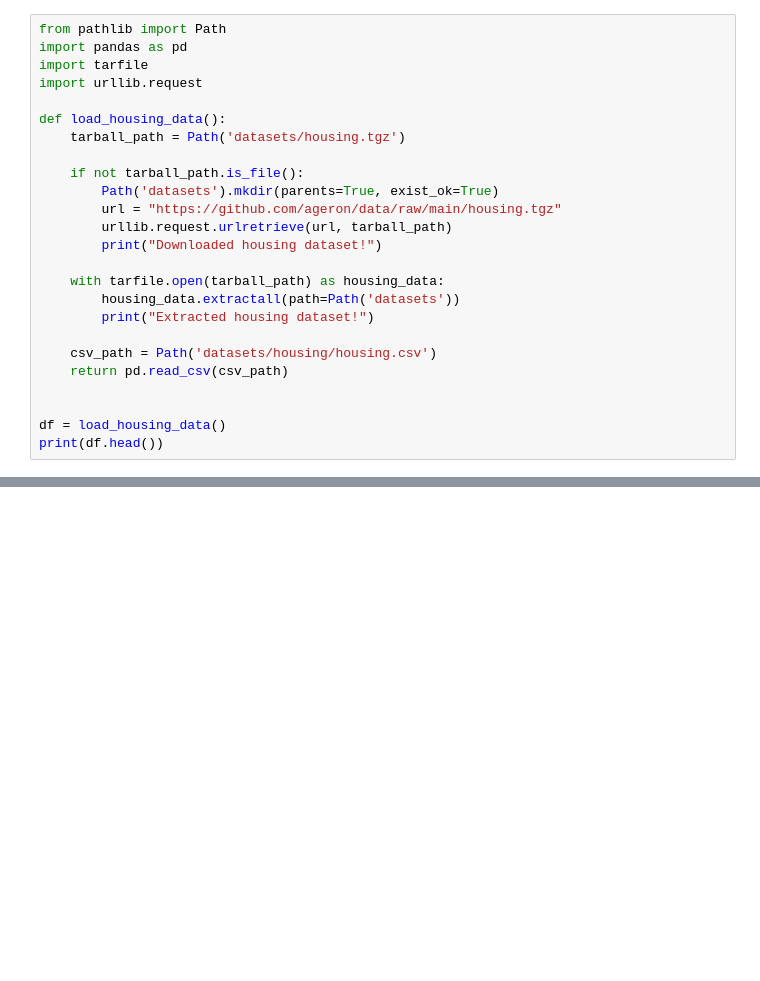
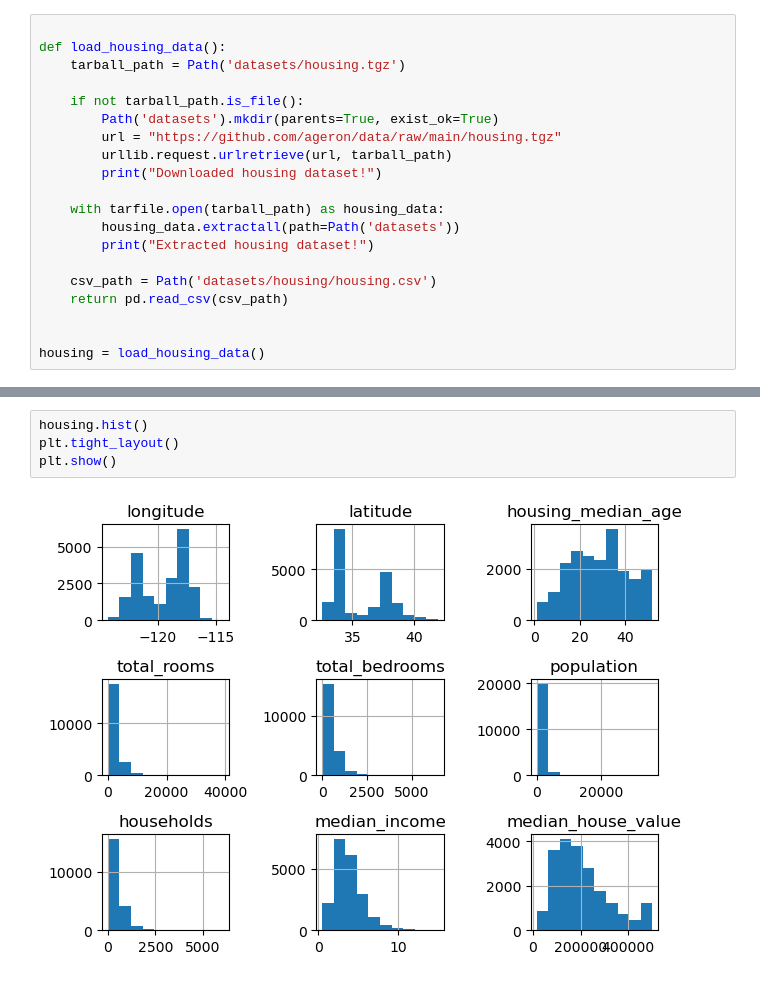
Before and after one commit to nayana-sisil/house_prediction, a Jupyter notebook: EndtoEnd.ipynb, the cells around one changed output, grey strips where cells are left out. Cells and saved outputs as stored; diff of their text form; blank space fills up the shorter version.

```diff
--- a/EndtoEnd.ipynb
+++ b/EndtoEnd.ipynb
@@ -1,8 +57,4 @@
 # %%
-from pathlib import Path
-import pandas as pd
-import tarfile
-import urllib.request
 
 def load_housing_data():
     tarball_path = Path('datasets/housing.tgz')
@@ -21,6 +73,5 @@ def load_housing_data():
     return pd.read_csv(csv_path)
 
 
-df = load_housing_data()
-print(df.head())
+housing = load_housing_data()
 # %% [output]
@@ -41,0 +130,6 @@ Extracted housing dataset!
+# %%
+housing.hist()
+plt.tight_layout()
+plt.show()
+# %% [output]
+[figure, added]
```
Also changed, not shown: parts of 7 cells of this notebook, 1 other file.
